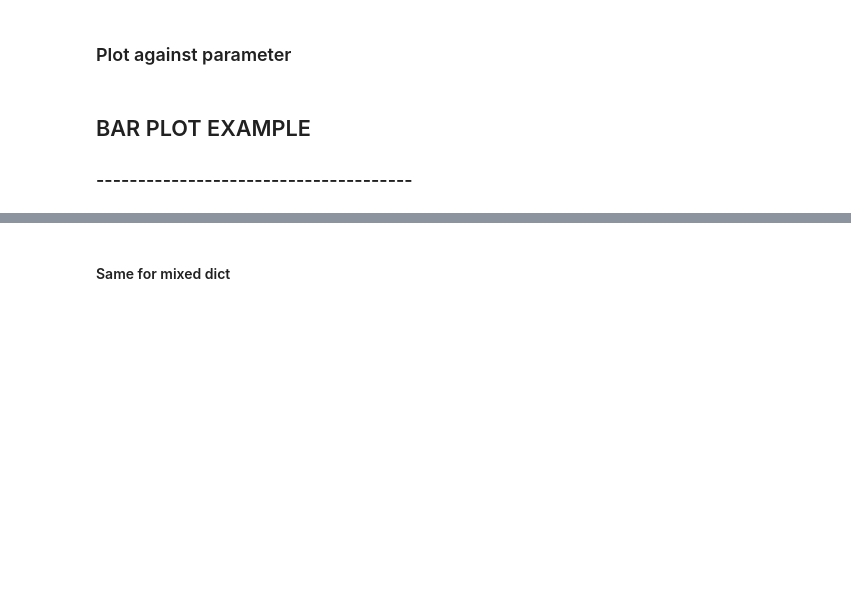
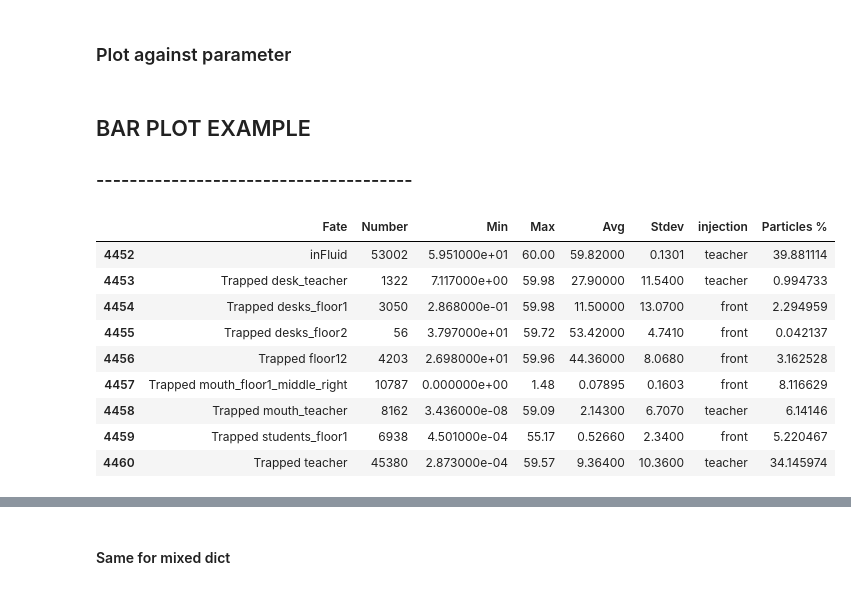
Before and after one commit to socrates-ferna/fluentdpm-posproc, a Jupyter notebook: analysis.ipynb, the cells around one changed output, grey strips where cells are left out. Drawn from its saved outputs; the diff is of its cells as text; code cells hidden in the pictures; blank space fills up the shorter version.

```diff
--- a/analysis.ipynb
+++ b/analysis.ipynb
@@ -156 +176,14 @@ plt.title('Trapped particles in %')
+# %%
+timesdict['front+teach'].loc[60]
+# %% [output]
+|  | Fate | Number | Min | Max | Avg | Stdev | injection | Particles % |
+| 4452 | inFluid | 53002 | 5.951000e+01 | 60.00 | 59.82000 | 0.1301 | teacher | 39.881114 |
+| 4453 | Trapped desk_teacher | 1322 | 7.117000e+00 | 59.98 | 27.90000 | 11.5400 | teacher | 0.994733 |
+| 4454 | Trapped desks_floor1 | 3050 | 2.868000e-01 | 59.98 | 11.50000 | 13.0700 | front | 2.294959 |
+| 4455 | Trapped desks_floor2 | 56 | 3.797000e+01 | 59.72 | 53.42000 | 4.7410 | front | 0.042137 |
+| 4456 | Trapped floor12 | 4203 | 2.698000e+01 | 59.96 | 44.36000 | 8.0680 | front | 3.162528 |
+| 4457 | Trapped mouth_floor1_middle_right | 10787 | 0.000000e+00 | 1.48 | 0.07895 | 0.1603 | front | 8.116629 |
+| 4458 | Trapped mouth_teacher | 8162 | 3.436000e-08 | 59.09 | 2.14300 | 6.7070 | teacher | 6.14146 |
+| 4459 | Trapped students_floor1 | 6938 | 4.501000e-04 | 55.17 | 0.52660 | 2.3400 | front | 5.220467 |
+| 4460 | Trapped teacher | 45380 | 2.873000e-04 | 59.57 | 9.36400 | 10.3600 | teacher | 34.145974 |
 # %%
```
Also changed, not shown: parts of 8 cells of this notebook, 1 other file.
